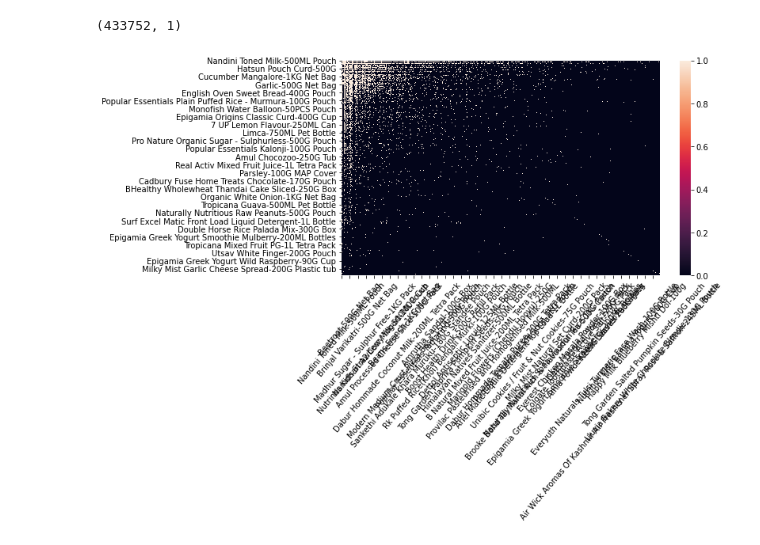
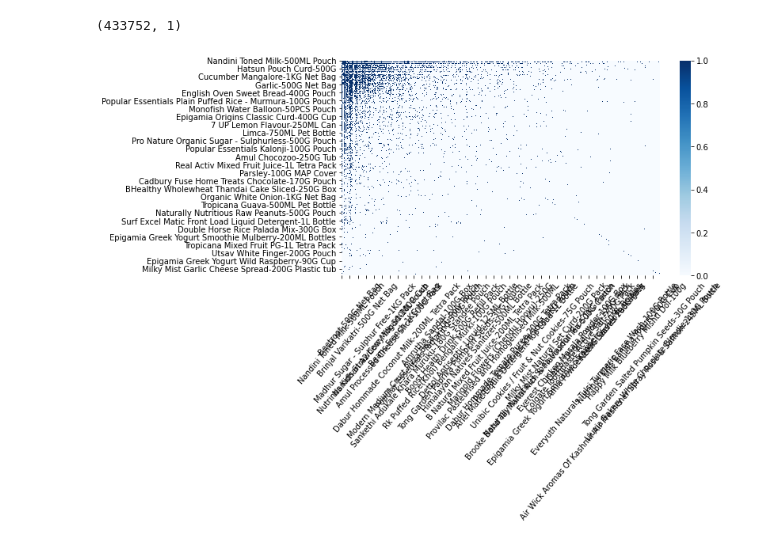
Before and after one commit to maddyrajesh/fth-rbms, a Jupyter notebook: Item-Item.ipynb, the cells around one changed output. Drawn from its saved outputs; the diff is of its cells as text; code cells hidden in the pictures.

```diff
--- a/Item-Item.ipynb
+++ b/Item-Item.ipynb
@@ -144,8 +144,8 @@ frequent.shape
 frequent_freq.to_csv('frequent_freq.csv')
 # %%
 fig, ax = plt.subplots(figsize = (9,5))
-sns.heatmap(frequent_freq,vmin=0, vmax=1)
+sns.heatmap(frequent_freq, cmap = "Blues",vmin=0, vmax=1)
 plt.xticks(rotation=50)
 plt.savefig("heatmap.png", dpi = 300)
 # %% [output]
-[figure, old version]
+[figure, new version]
```
Also changed, not shown: parts of 5 cells of this notebook.
